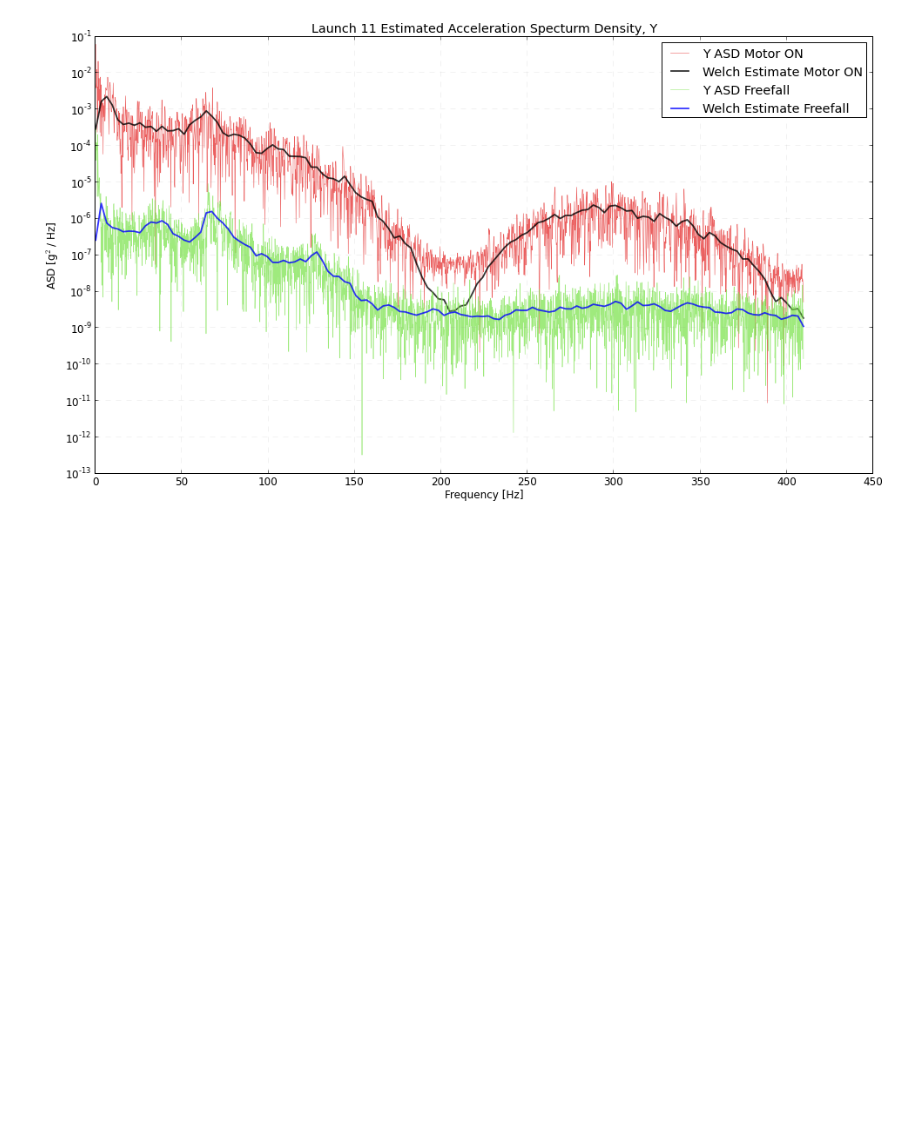
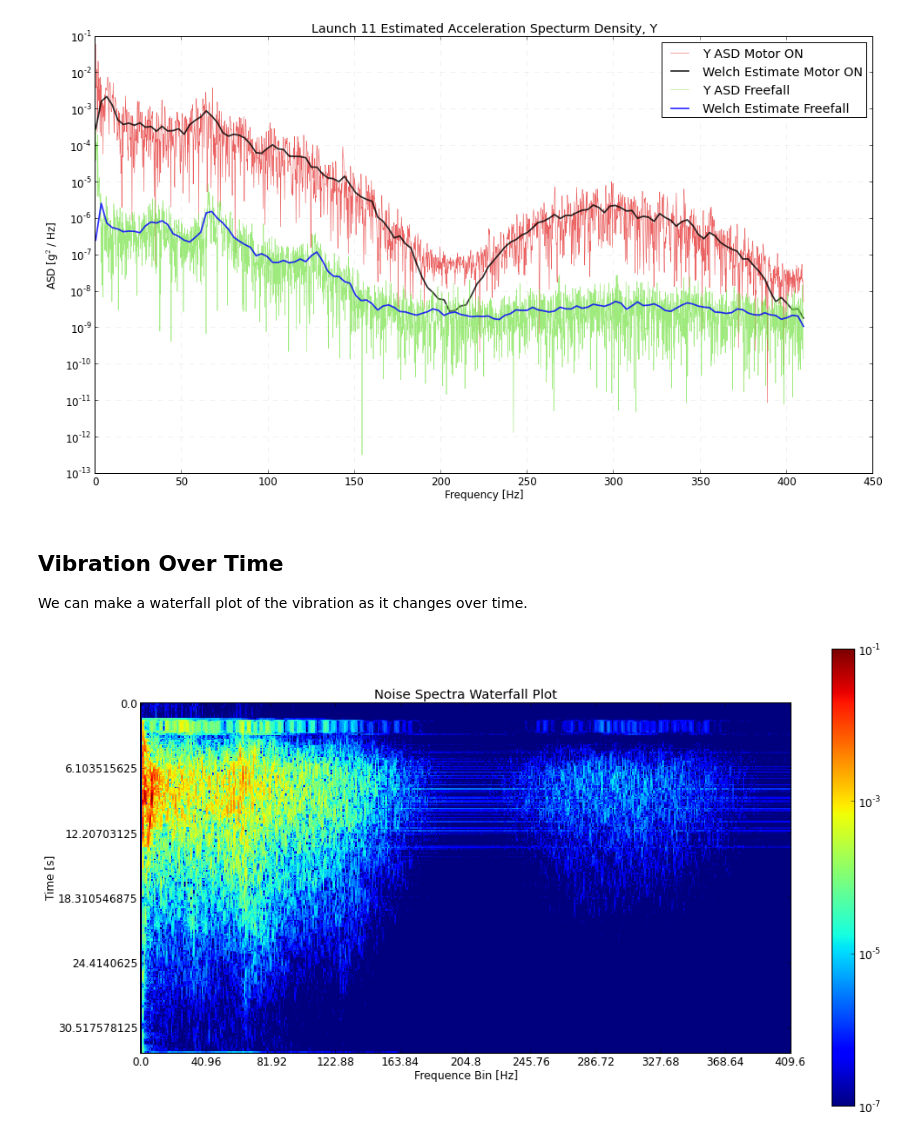
Before and after one commit to psas/Launch-11, a Jupyter notebook: data/analysis/vibration-environment.ipynb, the cells around one changed output. Saved outputs shown, nothing was run; the diff lists cells and outputs as text; code cells hidden in the pictures; blank space fills up the shorter version.

Commit message:
interesting waterfall plot of vibration

```diff
--- a/data/analysis/vibration-environment.ipynb
+++ b/data/analysis/vibration-environment.ipynb
@@ -96,3 +96,32 @@ fig.legend()
 fig.show()
 # %% [output]
 [figure]
+# %% [markdown]
+## Vibration Over Time
+
+We can make a waterfall plot of the vibration as it changes over time.
+# %%
+import matplotlib.pyplot as plt
+from matplotlib.colors import LogNorm
+from matplotlib import cm
+
+waterfall_length = 270
+waterfall_step   = 100
+waterfall_width  = 1000
+waterfall = []
+for i in range(waterfall_length):
+    f, pxx    = periodogram(acc_y[i*waterfall_step:(i*waterfall_step)+waterfall_width], 819.2, scaling='spectrum')
+    waterfall.append(pxx)
+
+
+fig, ax = plt.subplots(figsize=(16,9))
+cax = ax.imshow(waterfall, cmap=cm.jet, norm=LogNorm(vmin=0.0000001, vmax=0.1), interpolation='nearest')
+plt.title("Noise Spectra Waterfall Plot")
+plt.xlabel("Frequence Bin [Hz]")
+plt.ylabel("Time [s]")
+plt.xticks(range(0, len(f), 50), [x for i, x in enumerate(f) if (i%50) == 0 ])
+plt.yticks(range(0, waterfall_length, 50), [(i*waterfall_step)/819.2 for i in range(0, waterfall_length, 50)])
+cbar = fig.colorbar(cax, ticks=[1e-7, 1e-5, 1e-3, 0.1], orientation='vertical')
+plt.show()
+# %% [output]
+[figure, added]
```
Also changed, not shown: parts of 1 cell of this notebook.
